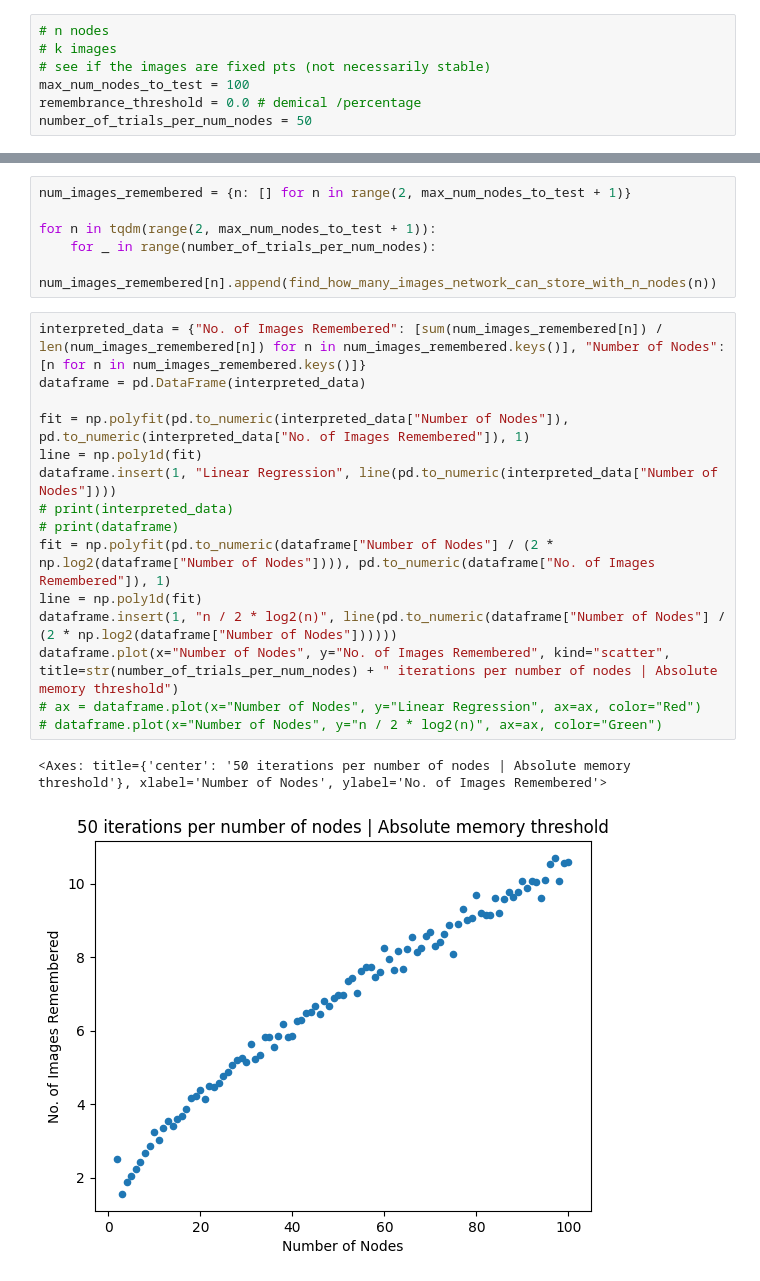
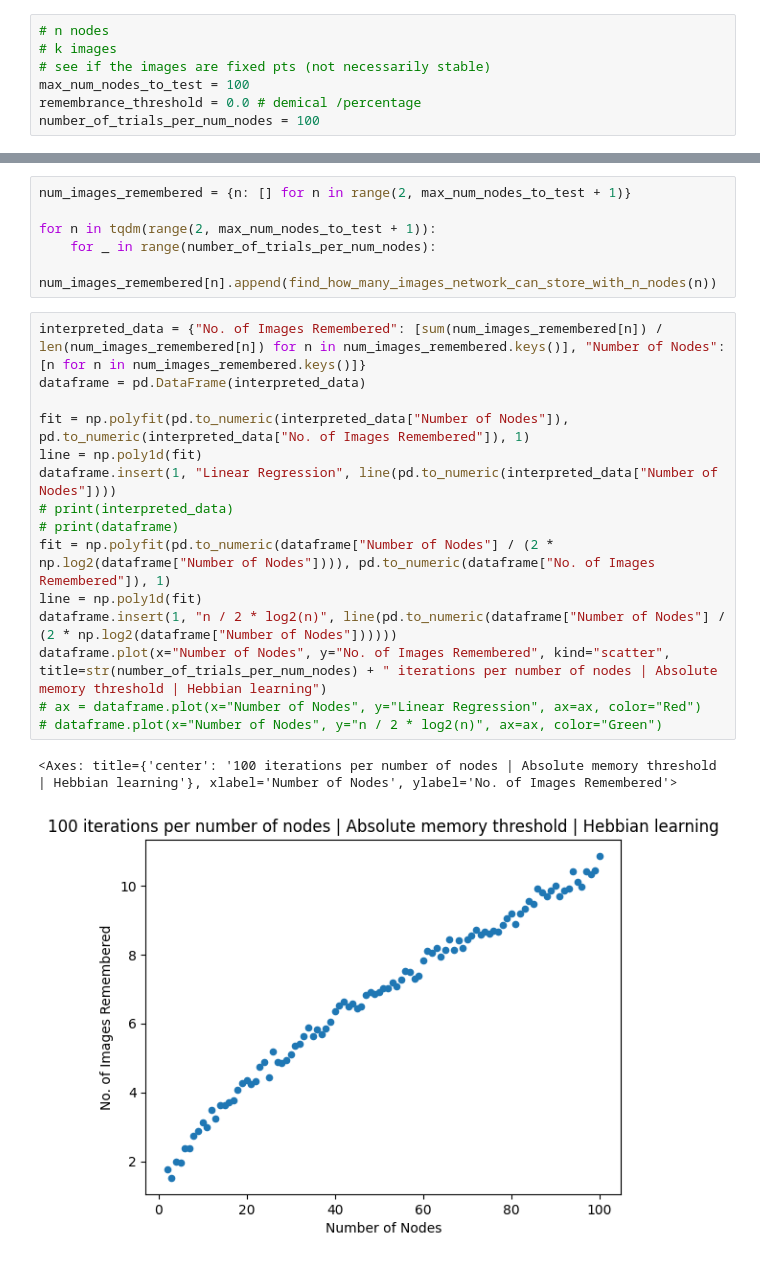
Before and after one commit to cluster-nine-hopfield/hopfield, a Jupyter notebook: true_memory_capacity.ipynb, the cells around one changed output, grey strips where cells are left out. Drawn from its saved outputs; the diff is of its cells as text.

Commit message:
ran more iterations

```diff
--- a/true_memory_capacity.ipynb
+++ b/true_memory_capacity.ipynb
@@ -8,7 +8,7 @@ from hopfield import *
 # see if the images are fixed pts (not necessarily stable)
 max_num_nodes_to_test = 100
 remembrance_threshold = 0.0 # demical /percentage
-number_of_trials_per_num_nodes = 50
+number_of_trials_per_num_nodes = 100
 # %%
 def check_remembrance(network: Hopfield, image: np.array):
     network.values = image
@@ -50,21 +50,21 @@ for n in tqdm(range(2, max_num_nodes_to_test + 1)):
 # %%
 interpreted_data = {"No. of Images Remembered": [sum(num_images_remembered[n]) / len(num_images_remembered[n]) for n in num_images_remembered.keys()], "Number of Nodes": [n for n in num_images_remembered.keys()]}
 dataframe = pd.DataFrame(interpreted_data)
 
 fit = np.polyfit(pd.to_numeric(interpreted_data["Number of Nodes"]), pd.to_numeric(interpreted_data["No. of Images Remembered"]), 1)
 line = np.poly1d(fit)
 dataframe.insert(1, "Linear Regression", line(pd.to_numeric(interpreted_data["Number of Nodes"])))
 # print(interpreted_data)
 # print(dataframe)
 fit = np.polyfit(pd.to_numeric(dataframe["Number of Nodes"] / (2 * np.log2(dataframe["Number of Nodes"]))), pd.to_numeric(dataframe["No. of Images Remembered"]), 1)
 line = np.poly1d(fit)
 dataframe.insert(1, "n / 2 * log2(n)", line(pd.to_numeric(dataframe["Number of Nodes"] / (2 * np.log2(dataframe["Number of Nodes"])))))
-dataframe.plot(x="Number of Nodes", y="No. of Images Remembered", kind="scatter", title=str(number_of_trials_per_num_nodes) + " iterations per number of nodes | Absolute memory threshold")
+dataframe.plot(x="Number of Nodes", y="No. of Images Remembered", kind="scatter", title=str(number_of_trials_per_num_nodes) + " iterations per number of nodes | Absolute memory threshold | Hebbian learning")
 # ax = dataframe.plot(x="Number of Nodes", y="Linear Regression", ax=ax, color="Red")
 # dataframe.plot(x="Number of Nodes", y="n / 2 * log2(n)", ax=ax, color="Green")
 # %% [output]
-<Axes: title={'center': '50 iterations per number of nodes | Absolute memory threshold'}, xlabel='Number of Nodes', ylabel='No. of Images Remembered'>
+<Axes: title={'center': '100 iterations per number of nodes | Absolute memory threshold | Hebbian learning'}, xlabel='Number of Nodes', ylabel='No. of Images Remembered'>
-[figure, old version]
+[figure, new version]
 # %%
 dataframe["Number of Nodes"] / (2 * np.log2(dataframe["Number of Nodes"]))
 # %% [output]
```
Also changed, not shown: parts of 1 cell of this notebook.
